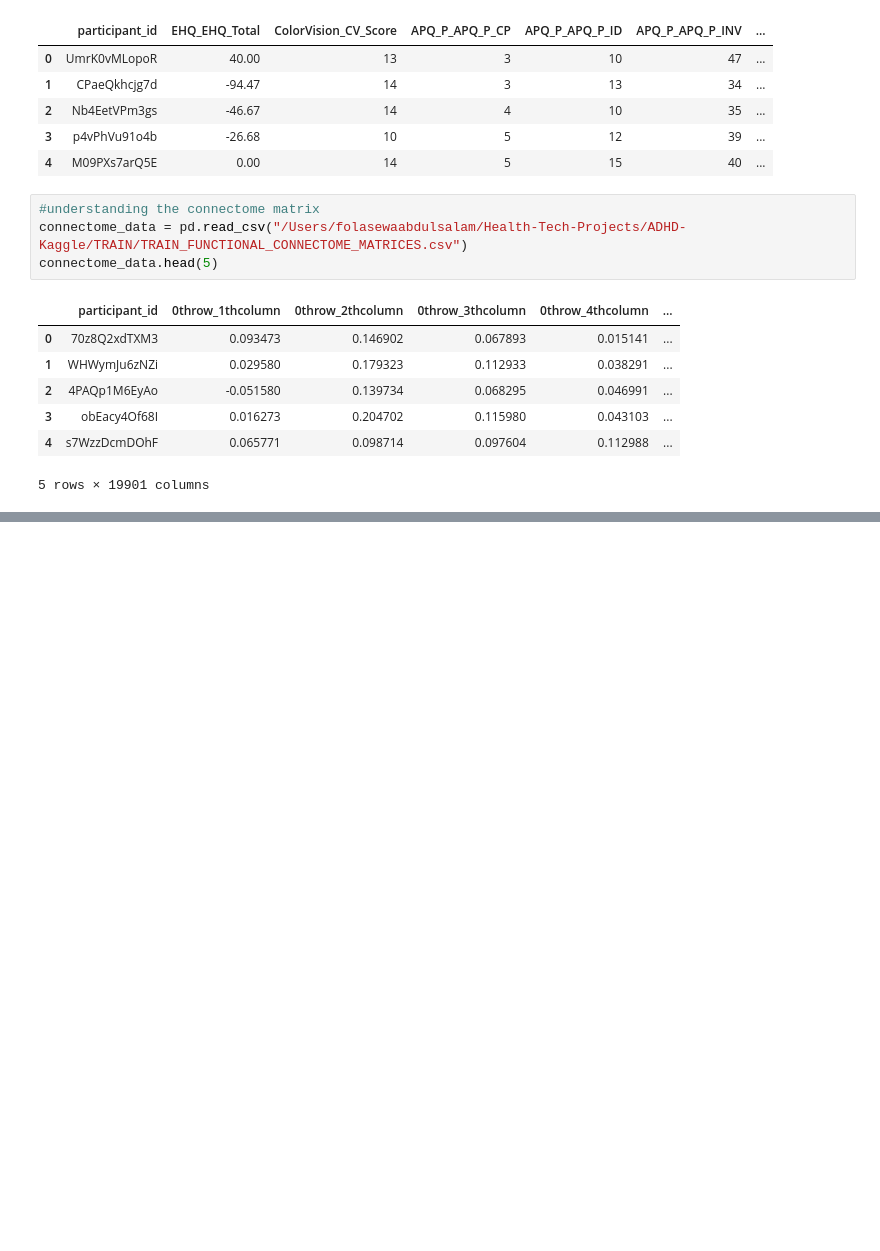
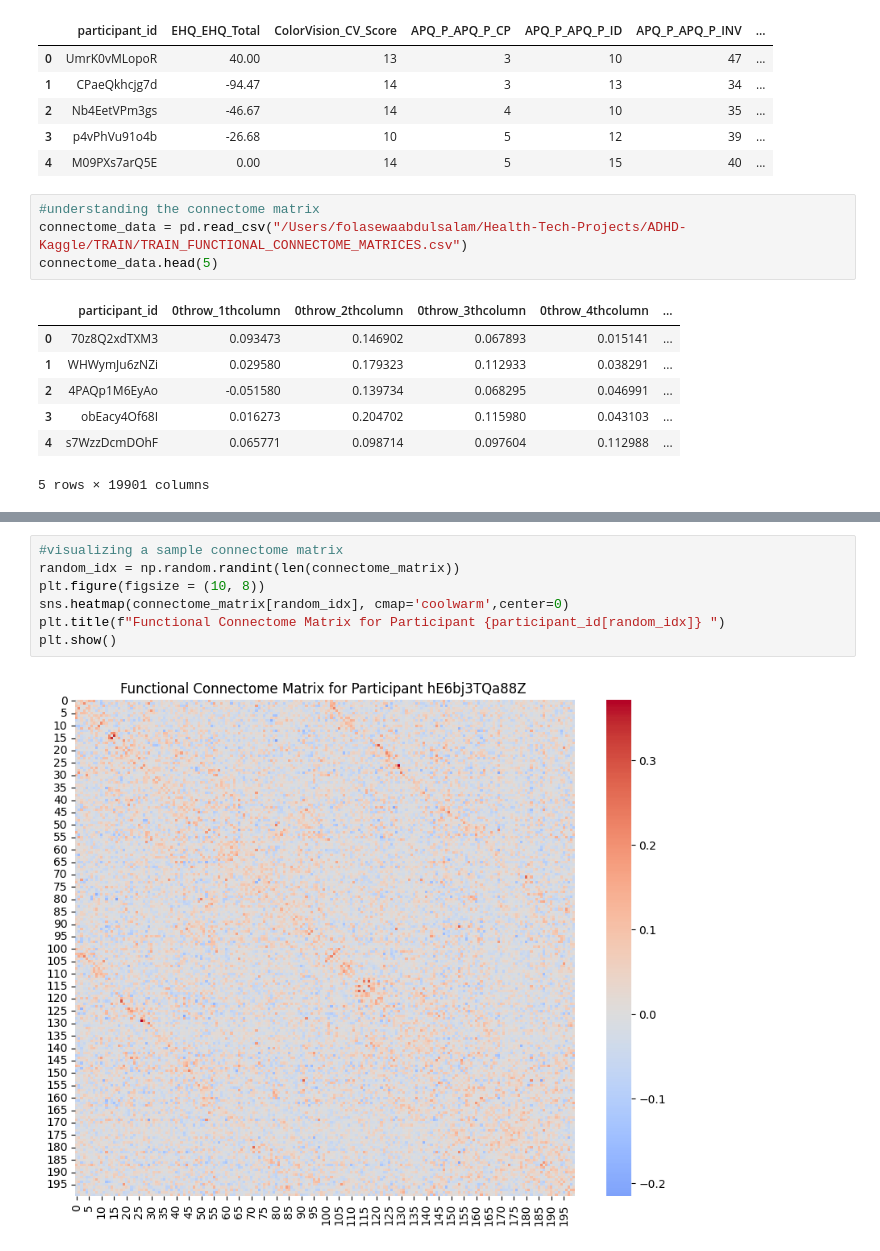
Before and after one commit to Folasewa/Health-Tech-DS-Projects, a Jupyter notebook: ADHD-Kaggle/adhd.ipynb, the cells around one changed output, grey strips where cells are left out. Cells and saved outputs as stored; diff of their text form; blank space fills up the shorter version.

```diff
--- a/ADHD-Kaggle/adhd.ipynb
+++ b/ADHD-Kaggle/adhd.ipynb
@@ -66,3 +75,12 @@ connectome_matrix = np.array([reconstruct_connectome_vector(row, num_regions) fo
 print("Reconstructed connectome shape: ", connectome_matrix.shape)
 # %% [output]
 Reconstructed connectome shape:  (1213, 200, 200)
+# %%
+#visualizing a sample connectome matrix
+random_idx = np.random.randint(len(connectome_matrix))
+plt.figure(figsize = (10, 8))
+sns.heatmap(connectome_matrix[random_idx], cmap='coolwarm',center=0)
+plt.title(f"Functional Connectome Matrix for Participant {participant_id[random_idx]} ")
+plt.show()
+# %% [output]
+[figure, added]
```
Also changed, not shown: parts of 5 cells of this notebook.
